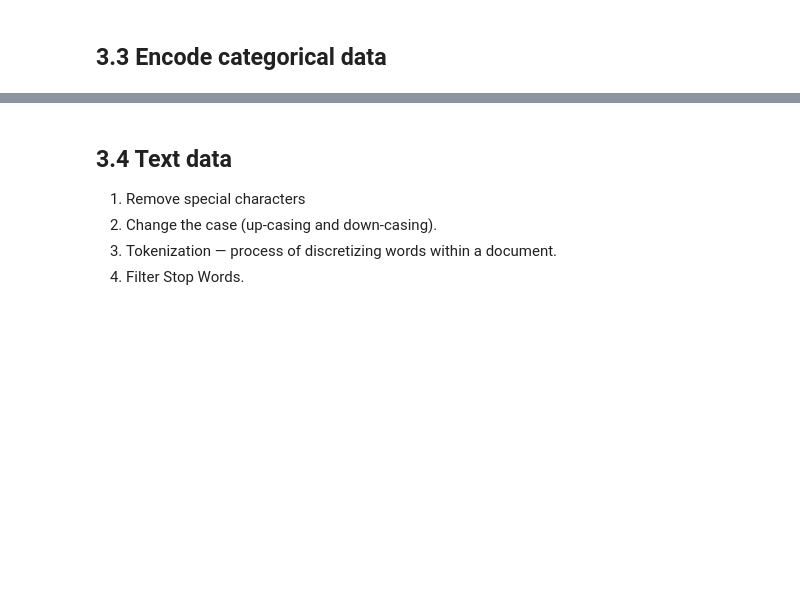
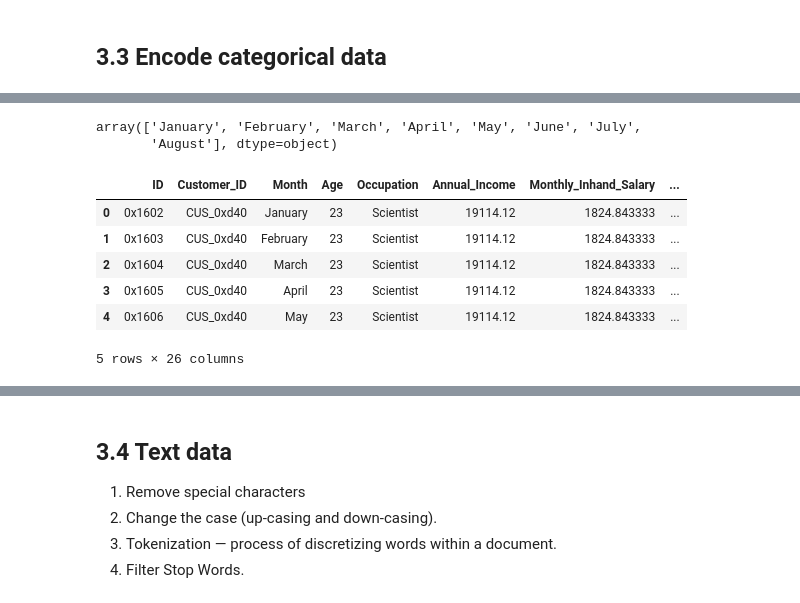
Before and after one commit to taruchit/BITS, a Jupyter notebook: IDS/notebook8422a7b175.ipynb, the cells around one changed output, grey strips where cells are left out. Drawn from its saved outputs; the diff is of its cells as text; code cells hidden in the pictures; blank space fills up the shorter version.

```diff
--- a/IDS/notebook8422a7b175.ipynb
+++ b/IDS/notebook8422a7b175.ipynb
@@ -4594,0 +4614,30 @@ dtype: int64
+# %%
+#Month
+credit_df.Month.unique()
+# %% [output]
+array(['January', 'February', 'March', 'April', 'May', 'June', 'July',
+       'August'], dtype=object)
+# %%
+#Month has 8 distinct values and their order also matters. For example: January always comes only before February.
+#Thus, we assign numerical values in sequential order
+'''
+January : 1
+February : 2
+March : 3
+April : 4
+May : 5
+June : 6
+July : 7
+August : 8
+'''
+#Taking backup of the dataset
+creditBackup_df=credit_df.copy()
+creditBackup_df.head()
+# %% [output]
+|  | ID | Customer_ID | Month | Age | Occupation | Annual_Income | Monthly_Inhand_Salary | ... |
+| 0 | 0x1602 | CUS_0xd40 | January | 23 | Scientist | 19114.12 | 1824.843333 | ... |
+| 1 | 0x1603 | CUS_0xd40 | February | 23 | Scientist | 19114.12 | 1824.843333 | ... |
+| 2 | 0x1604 | CUS_0xd40 | March | 23 | Scientist | 19114.12 | 1824.843333 | ... |
+| 3 | 0x1605 | CUS_0xd40 | April | 23 | Scientist | 19114.12 | 1824.843333 | ... |
+| 4 | 0x1606 | CUS_0xd40 | May | 23 | Scientist | 19114.12 | 1824.843333 | ... |
+5 rows × 26 columns
```
Also changed, not shown: parts of 28 cells of this notebook.
